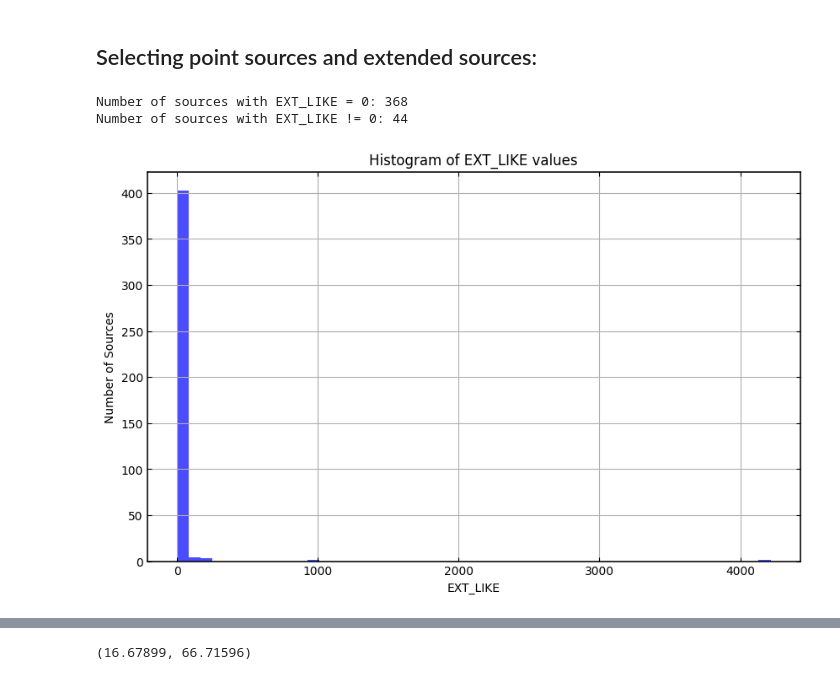
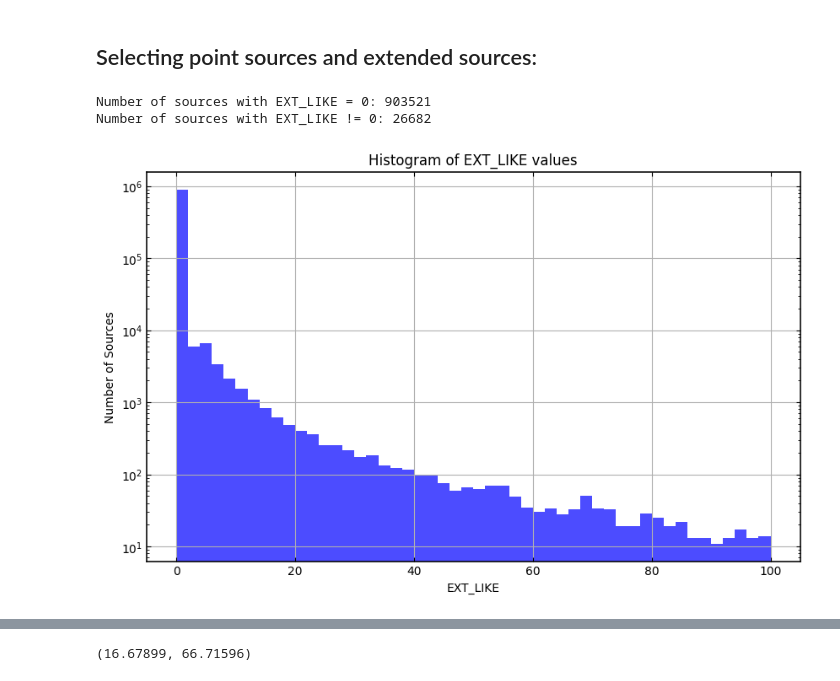
Before and after one commit to AdiPandya/HEA_SNR_Tutorials, a Jupyter notebook: eROSITA_eSASS_Tutorials/Imaging/03_Source_detection.ipynb, the cells around one changed output, grey strips where cells are left out. Saved outputs shown, nothing was run; the diff lists cells and outputs as text; code cells hidden in the pictures.

```diff
--- a/eROSITA_eSASS_Tutorials/Imaging/03_Source_detection.ipynb
+++ b/eROSITA_eSASS_Tutorials/Imaging/03_Source_detection.ipynb
@@ -171,7 +171,7 @@ with open("../Data/Source_cat/process.log", "a") as log_file:
 # %% [markdown]
 ## Selecting point sources and extended sources:
 # %%
-# Read the output catalog
+output_catalog = "../../../eRASS1_Main.v1.1.fits"
 with fits.open(output_catalog) as hdul:
     data = hdul[1].data
 
@@ -184,22 +184,24 @@ num_ext_like_nonzero = np.sum(data['EXT_LIKE'] != 0)
 print(f"Number of sources with EXT_LIKE = 0: {num_ext_like_0}")
 print(f"Number of sources with EXT_LIKE != 0: {num_ext_like_nonzero}")
 # %% [output]
-Number of sources with EXT_LIKE = 0: 368
-Number of sources with EXT_LIKE != 0: 44
+Number of sources with EXT_LIKE = 0: 903521
+Number of sources with EXT_LIKE != 0: 26682
 # %%
 # Extract EXT_LIKE values from the catalog
 ext_like_values = data['EXT_LIKE']
 
 # Plot the histogram
 plt.figure(figsize=(10, 6))
-plt.hist(ext_like_values, bins=50, color='blue', alpha=0.7)
+plt.hist(ext_like_values[data['EXT_LIKE']<100], bins=50, color='blue', alpha=0.7)
 plt.xlabel('EXT_LIKE')
 plt.ylabel('Number of Sources')
 plt.title('Histogram of EXT_LIKE values')
+# plt.xscale('log')
+plt.yscale('log')
 plt.grid(True)
 plt.show()
 # %% [output]
-[figure, old version]
+[figure, new version]
 # %%
 ra_values
 # %% [output]
```
